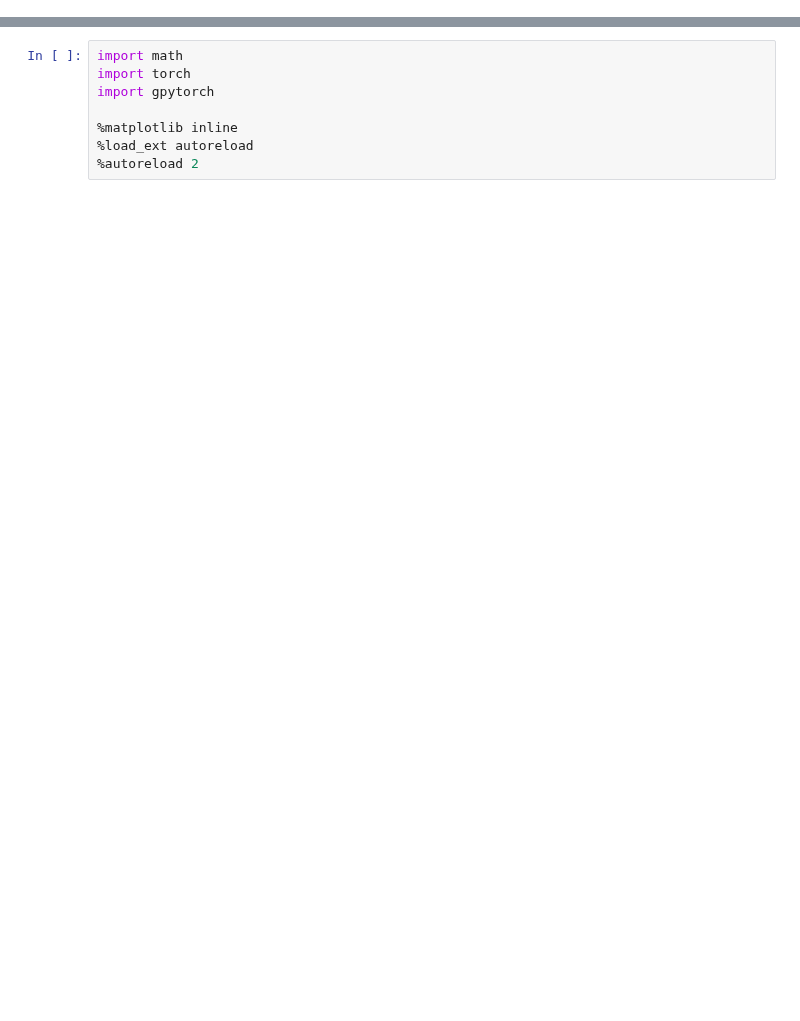
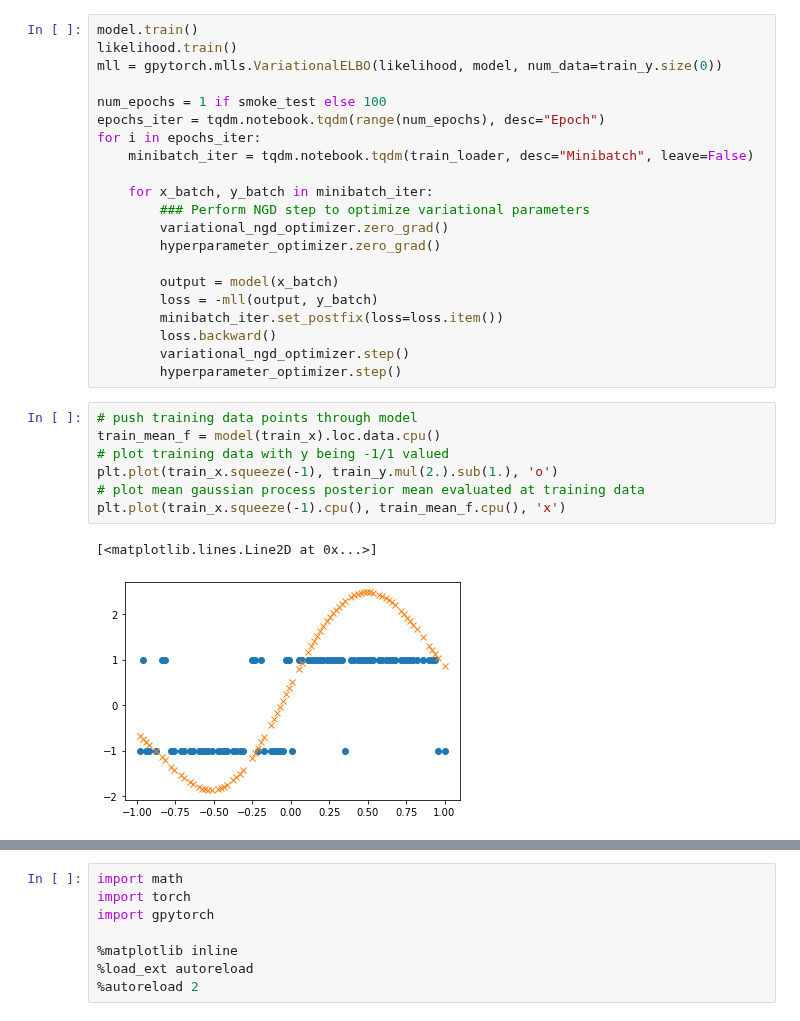
Before and after one commit to John-Curcio/sports, a Jupyter notebook: trying out gpytorch.ipynb, the cells around one changed output, grey strips where cells are left out. Drawn from its saved outputs; the diff is of its cells as text; blank space fills up the shorter version.

```diff
--- a/trying out gpytorch.ipynb
+++ b/trying out gpytorch.ipynb
@@ -0,0 +116,31 @@
+# %%
+model.train()
+likelihood.train()
+mll = gpytorch.mlls.VariationalELBO(likelihood, model, num_data=train_y.size(0))
+
+num_epochs = 1 if smoke_test else 100
+epochs_iter = tqdm.notebook.tqdm(range(num_epochs), desc="Epoch")
+for i in epochs_iter:
+    minibatch_iter = tqdm.notebook.tqdm(train_loader, desc="Minibatch", leave=False)
+
+    for x_batch, y_batch in minibatch_iter:
+        ### Perform NGD step to optimize variational parameters
+        variational_ngd_optimizer.zero_grad()
+        hyperparameter_optimizer.zero_grad()
+
+        output = model(x_batch)
+        loss = -mll(output, y_batch)
+        minibatch_iter.set_postfix(loss=loss.item())
+        loss.backward()
+        variational_ngd_optimizer.step()
+        hyperparameter_optimizer.step()
+# %%
+# push training data points through model
+train_mean_f = model(train_x).loc.data.cpu()
+# plot training data with y being -1/1 valued
+plt.plot(train_x.squeeze(-1), train_y.mul(2.).sub(1.), 'o')
+# plot mean gaussian process posterior mean evaluated at training data
+plt.plot(train_x.squeeze(-1).cpu(), train_mean_f.cpu(), 'x')
+# %% [output]
+[<matplotlib.lines.Line2D at 0x...>]
+[figure, added]
```
Also changed, not shown: parts of 50 cells of this notebook.
